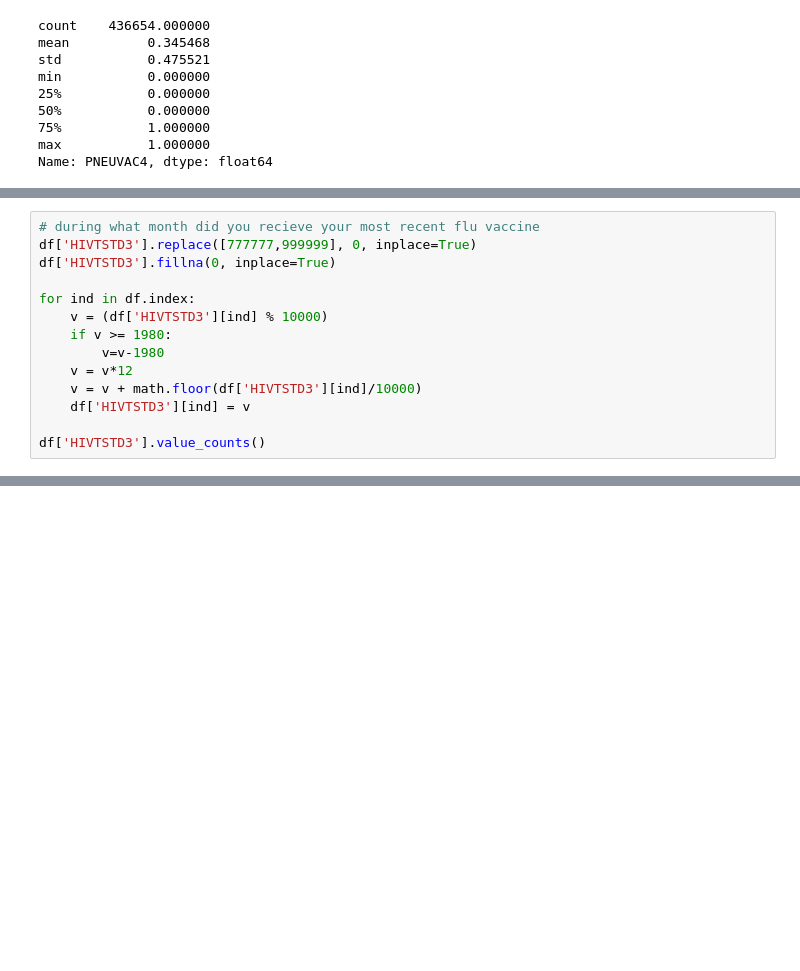
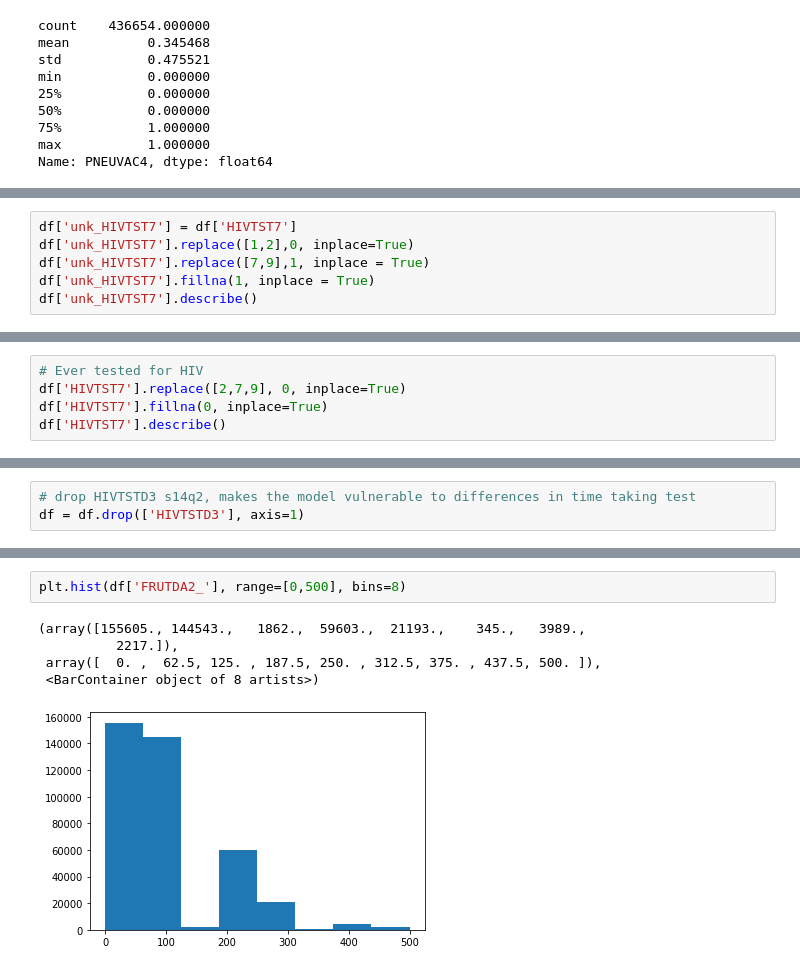
Before and after one commit to puhalskib/adv-p-health, a Jupyter notebook: data_clean.ipynb, the cells around one changed output, grey strips where cells are left out. Saved outputs shown, nothing was run; the diff lists cells and outputs as text; blank space fills up the shorter version.

```diff
--- a/data_clean.ipynb
+++ b/data_clean.ipynb
@@ -1430,14 +1261,0 @@ Name: abc, Length: 128311, dtype: float64
-# %%
-# during what month did you recieve your most recent flu vaccine
-df['HIVTSTD3'].replace([777777,999999], 0, inplace=True)
-df['HIVTSTD3'].fillna(0, inplace=True)
-
-for ind in df.index:
-    v = (df['HIVTSTD3'][ind] % 10000)
-    if v >= 1980:
-        v=v-1980
-    v = v*12
-    v = v + math.floor(df['HIVTSTD3'][ind]/10000)
-    df['HIVTSTD3'][ind] = v
-
-df['HIVTSTD3'].value_counts()
@@ -1476,0 +1262,6 @@ df['ALCDAY5'].describe()
+# %%
+df['unk_HIVTST7'] = df['HIVTST7']
+df['unk_HIVTST7'].replace([1,2],0, inplace=True)
+df['unk_HIVTST7'].replace([7,9],1, inplace = True)
+df['unk_HIVTST7'].fillna(1, inplace = True)
+df['unk_HIVTST7'].describe()
@@ -1476,0 +1278,5 @@ df['ALCDAY5'].describe()
+# %%
+# Ever tested for HIV
+df['HIVTST7'].replace([2,7,9], 0, inplace=True)
+df['HIVTST7'].fillna(0, inplace=True)
+df['HIVTST7'].describe()
@@ -1476,0 +1293,3 @@ df['ALCDAY5'].describe()
+# %%
+# drop HIVTSTD3 s14q2, makes the model vulnerable to differences in time taking test
+df = df.drop(['HIVTSTD3'], axis=1)
@@ -1476,0 +1308,8 @@ df['ALCDAY5'].describe()
+# %%
+plt.hist(df['FRUTDA2_'], range=[0,500], bins=8)
+# %% [output]
+(array([155605., 144543.,   1862.,  59603.,  21193.,    345.,   3989.,
+          2217.]),
+ array([  0. ,  62.5, 125. , 187.5, 250. , 312.5, 375. , 437.5, 500. ]),
+ <BarContainer object of 8 artists>)
+[figure, added]
```
Also changed, not shown: parts of 35 cells of this notebook.
